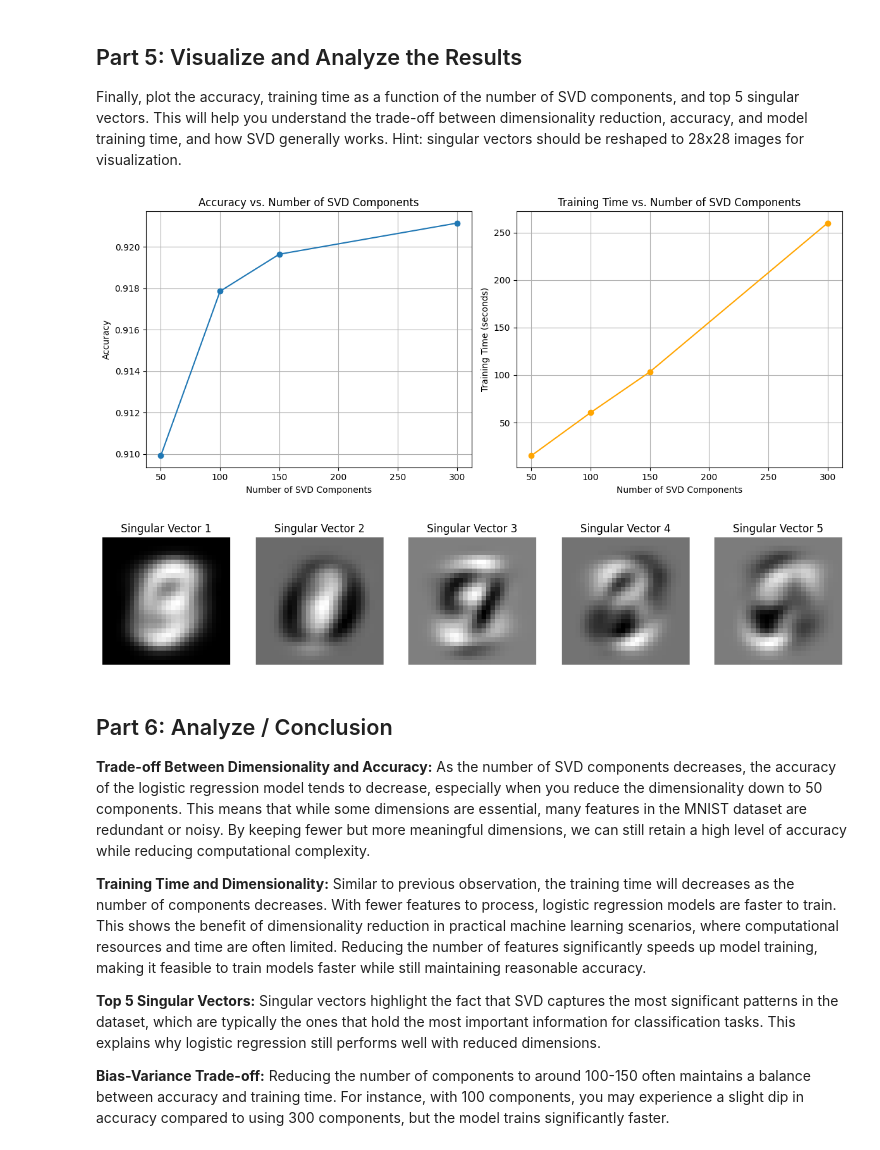
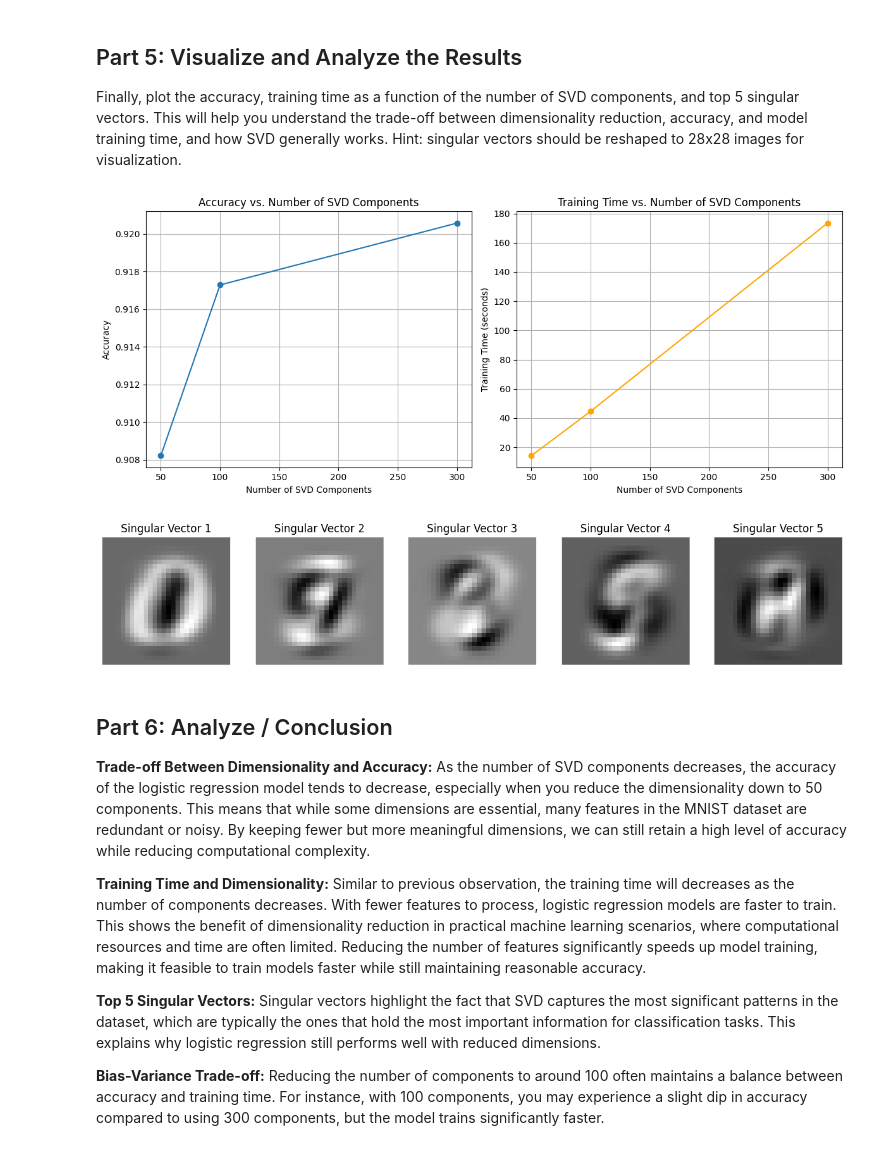
Before and after one commit to xud0218/xudd-assignment-3, a Jupyter notebook: assignment3.ipynb, the cells around one changed output. Drawn from its saved outputs; the diff is of its cells as text; code cells hidden in the pictures.

```diff
--- a/assignment3.ipynb
+++ b/assignment3.ipynb
@@ -45,14 +45,28 @@ Loading MNIST dataset...
 # %% [markdown]
 ## Part 2: Implement SVD for Dimensionality Reduction
 # %%
-from sklearn.decomposition import TruncatedSVD
+def apply_svd_custom(X_train, X_test, n_components):
+    # Step 1: Center the data by subtracting the mean
+    X_train_mean = np.mean(X_train, axis=0)
+    X_test_mean = np.mean(X_test, axis=0)
 
-def apply_svd_custom(X_train, X_test, n_components):
-    svd = TruncatedSVD(n_components=n_components)
-    X_train_reduced = svd.fit_transform(X_train)
-    X_test_reduced = svd.transform(X_test)
+    X_train_centered = X_train - X_train_mean
+    X_test_centered = X_test - X_test_mean
 
-    return X_train_reduced, X_test_reduced, svd.components_
+    # Step 2: Compute covariance matrix
+    covariance_matrix = np.dot(X_train_centered.T, X_train_centered) / (X_train_centered.shape[0] - 1)
+
+    # Step 3: Perform SVD
+    U, S, Vt = np.linalg.svd(covariance_matrix)
+
+    # Step 4: Select top n_components
+    Vt_reduced = Vt[:n_components]
+
+    # Step 5: Project the data onto the new reduced components
+    X_train_reduced = np.dot(X_train_centered, Vt_reduced.T)
+    X_test_reduced = np.dot(X_test_centered, Vt_reduced.T)
+
+    return X_train_reduced, X_test_reduced, Vt_reduced
 # %% [markdown]
 ## Part 3: Train Logistic Regression and Measure Performance
 # %%
@@ -74,7 +88,7 @@ def train_logistic_regression(X_train, y_train, X_test, y_test):
 
 Now, apply SVD with varying numbers of components and observe how the dimensionality reduction impacts the model's performance. Record both the accuracy and training time for each number of components.
 # %%
-svd_components = [300, 150, 100, 50]
+svd_components = [300,100,50]
 
 # Store the results
 results = []
@@ -122,41 +134,44 @@ training_times = results_np[:, 2]
 # Plot accuracy and training time as a function of number of SVD components
 plt.figure(figsize=(12, 5))
 
 # Plot accuracy
 plt.subplot(1, 2, 1)
 plt.plot(components, accuracies, marker='o')
 plt.title('Accuracy vs. Number of SVD Components')
 plt.xlabel('Number of SVD Components')
 plt.ylabel('Accuracy')
 plt.grid(True)
 
 # Plot training time
 plt.subplot(1, 2, 2)
 plt.plot(components, training_times, marker='o', color='orange')
 plt.title('Training Time vs. Number of SVD Components')
 plt.xlabel('Number of SVD Components')
 plt.ylabel('Training Time (seconds)')
 plt.grid(True)
 
 plt.tight_layout()
 plt.show()
 
 # Visualize the top 5 singular vectors as 28x28 images
 if singular_vectors is not None:
     fig, axs = plt.subplots(1, 5, figsize=(15, 3))
     for i in range(5):
-        # Reshape singular vector to 28x28
-        singular_image = singular_vectors[i].reshape(28, 28)
-
-        # Display the image
-        axs[i].imshow(singular_image, cmap='gray')
+        singular_vector = singular_vectors[i]
+        if singular_vector.shape[0] == 784:  # Reshape only if it's 784 components
+            singular_image = singular_vector.reshape(28, 28)
+            # Normalize the singular vector to [0, 1] for better visualization
+            singular_image = (singular_image - np.min(singular_image)) / (np.max(singular_image) - np.min(singular_image))
+            axs[i].imshow(singular_image, cmap='gray')
+        else:
+            # If not 784 components, plot the 1D singular vector directly
+            axs[i].plot(singular_vector)
         axs[i].set_title(f"Singular Vector {i+1}")
         axs[i].axis('off')
-
     plt.show()
 # %% [output]
-[figure, old version]
+[figure, new version]
-[figure, old version]
+[figure, new version]
 # %% [markdown]
 ## Part 6: Analyze / Conclusion
 
@@ -166,4 +181,4 @@ if singular_vectors is not None:
 
 **Top 5 Singular Vectors:** Singular vectors highlight the fact that SVD captures the most significant patterns in the dataset, which are typically the ones that hold the most important information for classification tasks. This explains why logistic regression still performs well with reduced dimensions.
 
-**Bias-Variance Trade-off:** Reducing the number of components to around 100-150 often maintains a balance between accuracy and training time. For instance, with 100 components, you may experience a slight dip in accuracy compared to using 300 components, but the model trains significantly faster.
+**Bias-Variance Trade-off:** Reducing the number of components to around 100 often maintains a balance between accuracy and training time. For instance, with 100 components, you may experience a slight dip in accuracy compared to using 300 components, but the model trains significantly faster.
```
Also changed, not shown: parts of 1 cell of this notebook.
